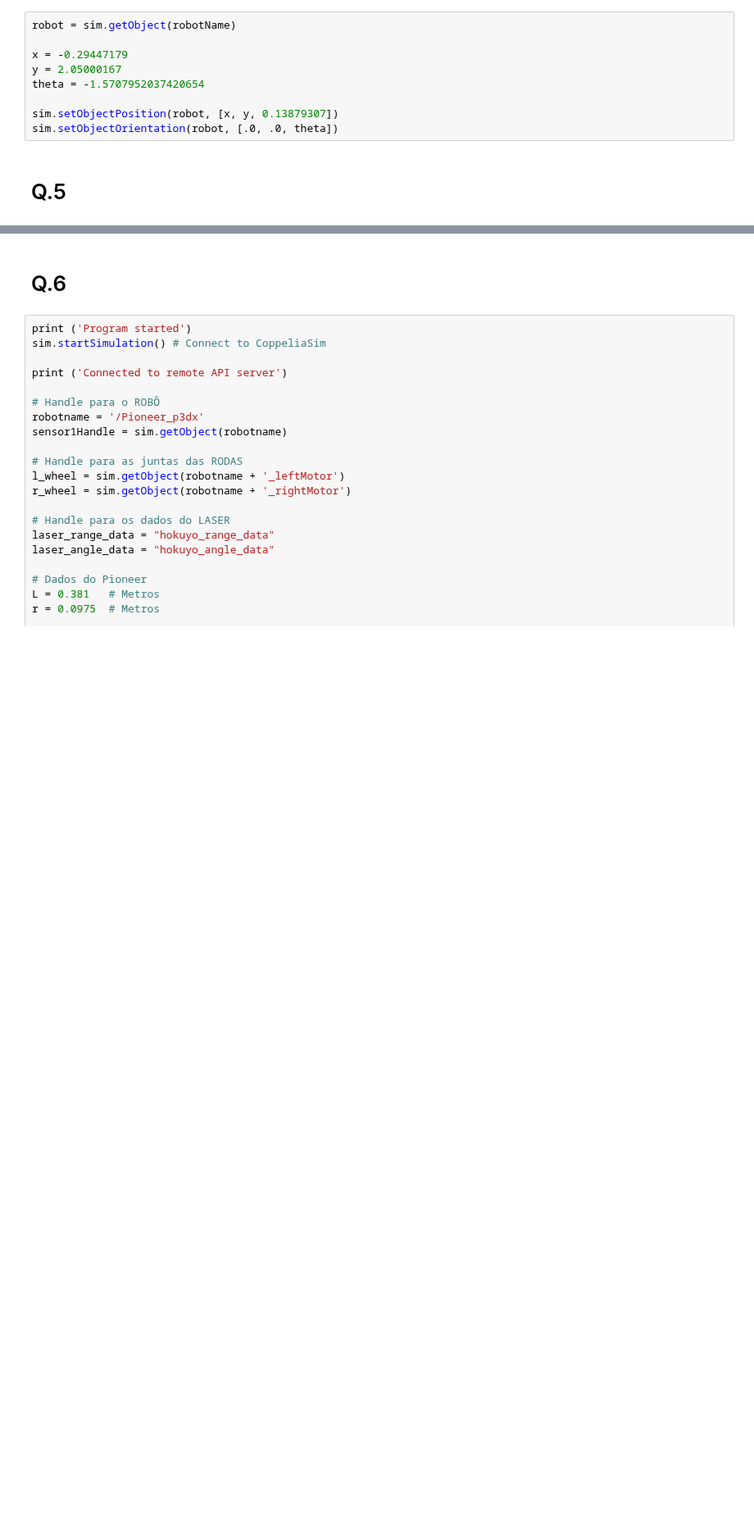
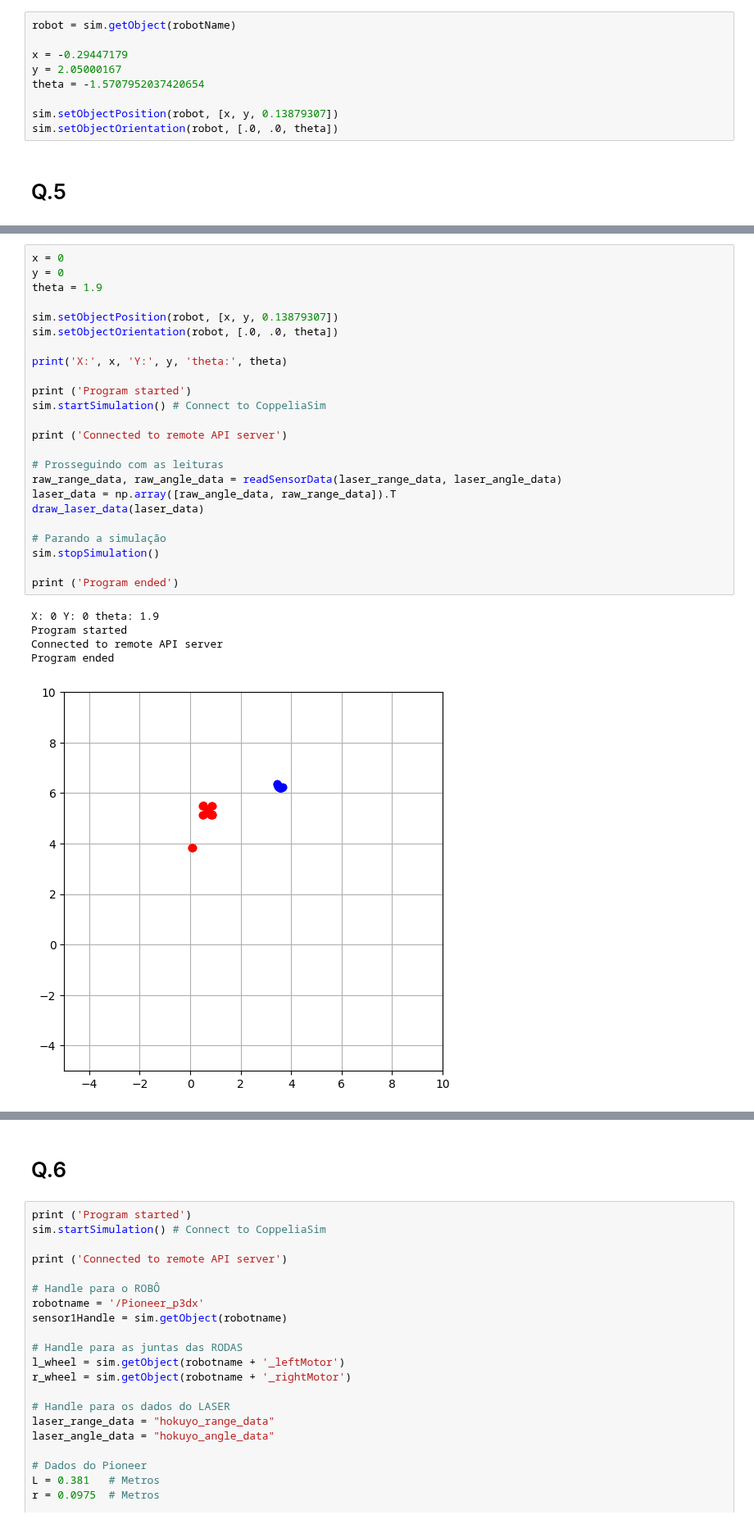
Before and after one commit to EnnesJp/robotica-movel-tp1, a Jupyter notebook: robotica-movel-tp1.ipynb, the cells around one changed output, grey strips where cells are left out. Shown at 82% size. Saved outputs shown, nothing was run; the diff lists cells and outputs as text; blank space fills up the shorter version.

```diff
--- a/robotica-movel-tp1.ipynb
+++ b/robotica-movel-tp1.ipynb
@@ -459,0 +417,30 @@ Program ended
+# %%
+x = 0
+y = 0
+theta = 1.9
+
+sim.setObjectPosition(robot, [x, y, 0.13879307])
+sim.setObjectOrientation(robot, [.0, .0, theta])
+
+print('X:', x, 'Y:', y, 'theta:', theta)
+
+print ('Program started')
+sim.startSimulation() # Connect to CoppeliaSim
+
+print ('Connected to remote API server')
+
+# Prosseguindo com as leituras
+raw_range_data, raw_angle_data = readSensorData(laser_range_data, laser_angle_data)
+laser_data = np.array([raw_angle_data, raw_range_data]).T
+draw_laser_data(laser_data)
+
+# Parando a simulação
+sim.stopSimulation()
+
+print ('Program ended')
+# %% [output]
+X: 0 Y: 0 theta: 1.9
+Program started
+Connected to remote API server
+Program ended
+[figure, added]
```
Also changed, not shown: parts of 12 cells of this notebook, 1 other file.
